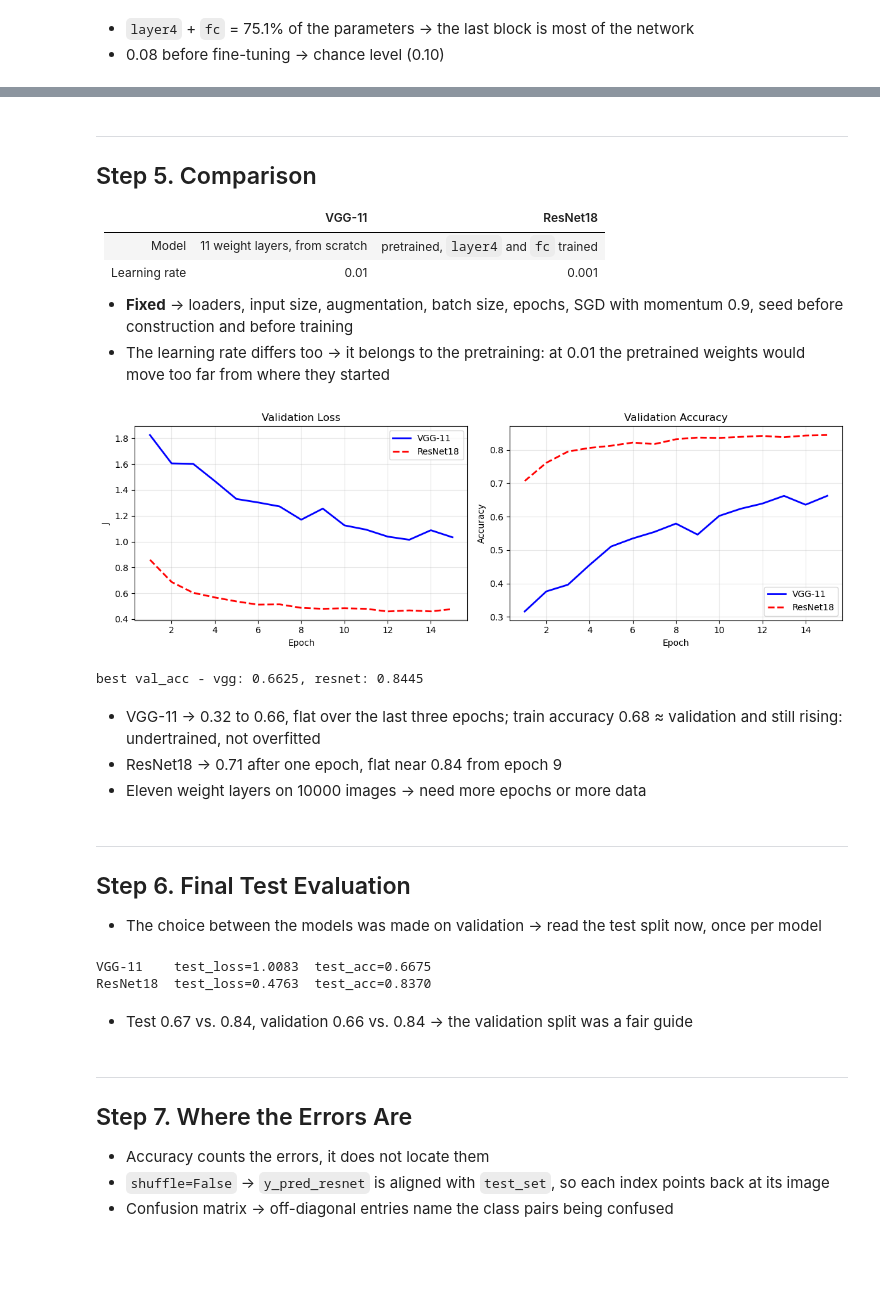
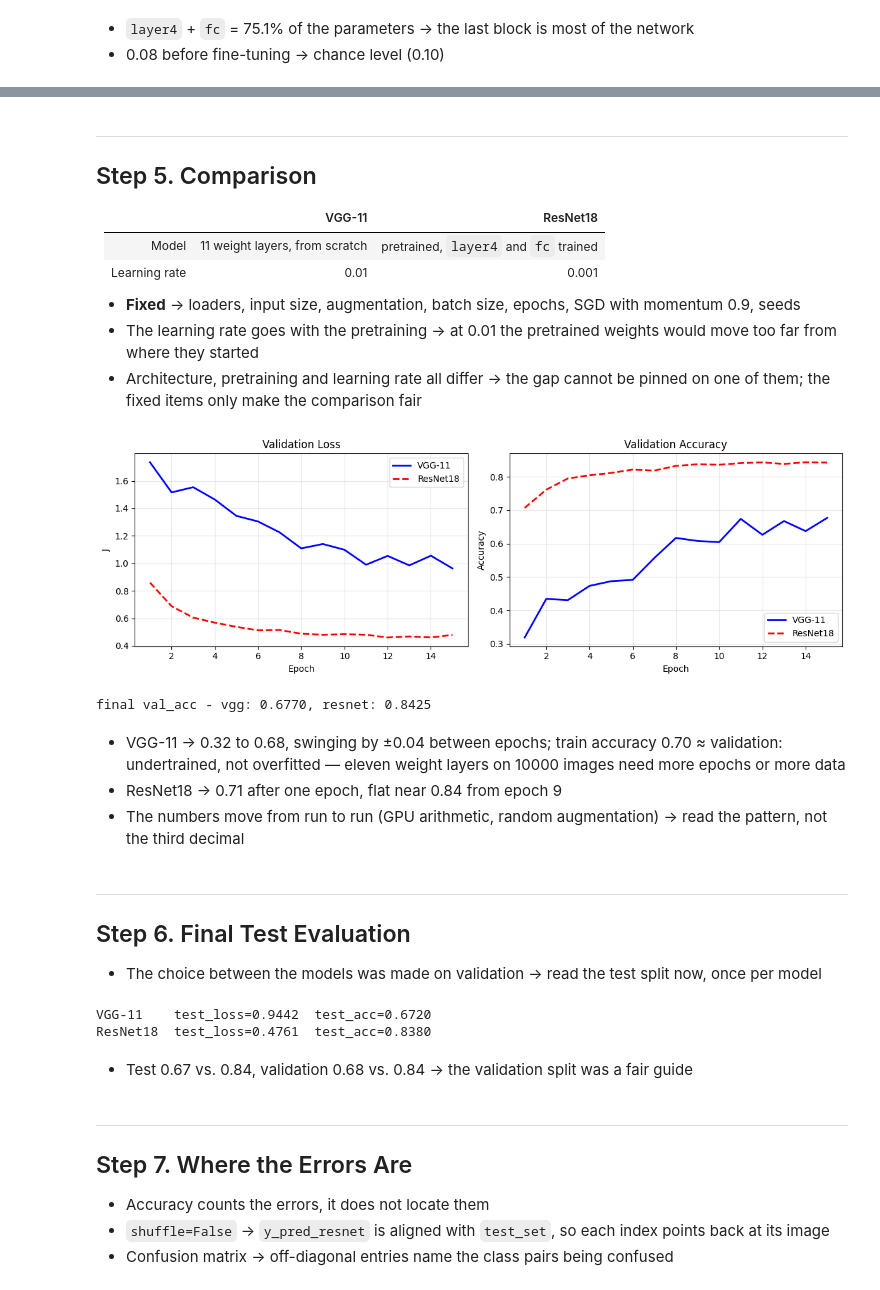
Before and after one commit to jongmoonha/AI-ME-Practice, a Jupyter notebook: Practice09_CNN_Pipeline.ipynb, the cells around one changed output, grey strips where cells are left out. Cells and saved outputs as stored; diff of their text form; code cells hidden in the pictures; blank space fills up the shorter version.

```diff
--- a/Practice09_CNN_Pipeline.ipynb
+++ b/Practice09_CNN_Pipeline.ipynb
@@ -153,7 +158,7 @@ def evaluate(model, loader, device):
 def train(model, train_loader, val_loader, optimizer, epochs, device):
     criterion = nn.CrossEntropyLoss()
     train_losses, train_accs, val_losses, val_accs = [], [], [], []
-    for epoch in range(epochs):
+    for epoch in range(1, epochs + 1):
         model.train()
         loss_sum, correct, count = 0.0, 0, 0
         for X_batch, Y_batch in train_loader:
@@ -171,7 +176,7 @@ def train(model, train_loader, val_loader, optimizer, epochs, device):
             correct += (output.argmax(1) == Y_batch).sum().item()
             count += len(Y_batch)
 
-        train_loss = loss_sum / len(train_loader)
+        train_loss = loss_sum / len(train_loader)     # mean of the batch means
         train_acc = correct / count
         val_loss, val_acc, _ = evaluate(model, val_loader, device)
 
@@ -180,7 +185,7 @@ def train(model, train_loader, val_loader, optimizer, epochs, device):
         val_losses.append(val_loss)
         val_accs.append(val_acc)
 
-        print(f'  Epoch {epoch+1:2d}/{epochs}  '
+        print(f'  Epoch {epoch:2d}/{epochs}  '
               f'train_loss={train_loss:.4f}  val_loss={val_loss:.4f}  '
               f'train_acc={train_acc:.4f}  val_acc={val_acc:.4f}')
     return train_losses, train_accs, val_losses, val_accs
@@ -196,0 +194,7 @@ Epochs    : 15
+# %%
+epochs   = 15
+momentum = 0.9
+
+print(f'loss     : {nn.CrossEntropyLoss()}')
+print(f'epochs   : {epochs}')
+print(f'momentum : {momentum}')
@@ -304,15 +315,13 @@ after block4   : (1, 512, 6, 6)
 after block5   : (1, 512, 3, 3)
 after flatten  : (1, 4608)
 # %%
-optimizer_vgg = torch.optim.SGD(model_vgg.parameters(), lr=0.01, momentum=0.9)
+optimizer_vgg = torch.optim.SGD(model_vgg.parameters(), lr=0.01, momentum=momentum)
 
 torch.manual_seed(42)   # train_loader shuffles and augments from the same state for both models
 print(f'Training VGG-11 from scratch on {device} ...')
-start = time.time()
 train_losses_vgg, train_accs_vgg, val_losses_vgg, val_accs_vgg = train(
     model_vgg, train_loader, val_loader, optimizer_vgg, epochs=epochs, device=device)
 print()
-print(f'elapsed: {time.time() - start:.1f}s')
-print(f'final val_acc={val_accs_vgg[-1]:.4f}  (best {max(val_accs_vgg):.4f})')
+print(f'final val_acc={val_accs_vgg[-1]:.4f}')
 # %% [output]
 Training VGG-11 from scratch on cuda ...
@@ -375,15 +387,13 @@ val_acc before fine-tuning: 0.0795
 - 0.08 before fine-tuning → chance level (0.10)
 # %%
 trainable = [p for p in model_resnet.parameters() if p.requires_grad]
-optimizer_resnet = torch.optim.SGD(trainable, lr=0.001, momentum=0.9)
+optimizer_resnet = torch.optim.SGD(trainable, lr=0.001, momentum=momentum)
 
 torch.manual_seed(42)   # train_loader shuffles and augments from the same state for both models
 print(f'Fine-tuning ResNet18 on {device} ...')
-start = time.time()
 train_losses_resnet, train_accs_resnet, val_losses_resnet, val_accs_resnet = train(
     model_resnet, train_loader, val_loader, optimizer_resnet, epochs=epochs, device=device)
 print()
-print(f'elapsed: {time.time() - start:.1f}s')
-print(f'final val_acc={val_accs_resnet[-1]:.4f}  (best {max(val_accs_resnet):.4f})')
+print(f'final val_acc={val_accs_resnet[-1]:.4f}')
 # %% [output]
 Fine-tuning ResNet18 on cuda ...
@@ -414,48 +423,56 @@ final val_acc=0.8445  (best 0.8445)
 | Model | 11 weight layers, from scratch | pretrained, `layer4` and `fc` trained |
 | Learning rate | 0.01 | 0.001 |
 
-- **Fixed** → loaders, input size, augmentation, batch size, epochs, SGD with momentum 0.9, seed before construction and before training
-- The learning rate differs too → it belongs to the pretraining: at 0.01 the pretrained weights would move too far from where they started
+- **Fixed** → loaders, input size, augmentation, batch size, epochs, SGD with momentum 0.9, seeds
+- The learning rate goes with the pretraining → at 0.01 the pretrained weights would move too far from where they started
+- Architecture, pretraining and learning rate all differ → the gap cannot be pinned on one of them; the fixed items only make the comparison fair
 # %%
 fig, axes = plt.subplots(1, 2, figsize=(12, 4))
 epochs_range = range(1, epochs + 1)
 
 axes[0].plot(epochs_range, val_losses_vgg, 'b-',  linewidth=2, label='VGG-11')
 axes[0].plot(epochs_range, val_losses_resnet, 'r--', linewidth=2, label='ResNet18')
-axes[0].set_xlabel('Epoch'); axes[0].set_ylabel('J')
-axes[0].set_title('Validation Loss'); axes[0].legend(); axes[0].grid(alpha=0.3)
+axes[0].set_xlabel('Epoch')
+axes[0].set_ylabel('J')
+axes[0].set_title('Validation Loss')
+axes[0].legend()
+axes[0].grid(alpha=0.3)
 
 axes[1].plot(epochs_range, val_accs_vgg, 'b-',  linewidth=2, label='VGG-11')
 axes[1].plot(epochs_range, val_accs_resnet, 'r--', linewidth=2, label='ResNet18')
-axes[1].set_xlabel('Epoch'); axes[1].set_ylabel('Accuracy')
-axes[1].set_title('Validation Accuracy'); axes[1].legend(); axes[1].grid(alpha=0.3)
+axes[1].set_xlabel('Epoch')
+axes[1].set_ylabel('Accuracy')
+axes[1].set_title('Validation Accuracy')
+axes[1].legend()
+axes[1].grid(alpha=0.3)
 
-plt.tight_layout(); plt.show()
+plt.tight_layout()
+plt.show()
 
-print(f'best val_acc - vgg: {max(val_accs_vgg):.4f}, resnet: {max(val_accs_resnet):.4f}')
+print(f'final val_acc - vgg: {val_accs_vgg[-1]:.4f}, resnet: {val_accs_resnet[-1]:.4f}')
 # %% [output]
-[figure, old version]
+[figure, new version]
-best val_acc - vgg: 0.6625, resnet: 0.8445
+final val_acc - vgg: 0.6770, resnet: 0.8425
 # %% [markdown]
-- VGG-11 → 0.32 to 0.66, flat over the last three epochs; train accuracy 0.68 ≈ validation and still rising: undertrained, not overfitted
+- VGG-11 → 0.32 to 0.68, swinging by ±0.04 between epochs; train accuracy 0.70 ≈ validation: undertrained, not overfitted — eleven weight layers on 10000 images need more epochs or more data
 - ResNet18 → 0.71 after one epoch, flat near 0.84 from epoch 9
-- Eleven weight layers on 10000 images → need more epochs or more data
+- The numbers move from run to run (GPU arithmetic, random augmentation) → read the pattern, not the third decimal
 # %% [markdown]
 ---
 ## Step 6. Final Test Evaluation
 
 - The choice between the models was made on validation → read the test split now, once per model
 # %%
-test_loss_vgg, test_acc_vgg, y_pred_vgg = evaluate(model_vgg, test_loader, device)
-test_loss_resnet, test_acc_resnet, y_pred_resnet = evaluate(model_resnet, test_loader, device)
+loss_test_vgg, acc_test_vgg, y_pred_vgg = evaluate(model_vgg, test_loader, device)
+loss_test_resnet, acc_test_resnet, y_pred_resnet = evaluate(model_resnet, test_loader, device)
 
-print(f'VGG-11    test_loss={test_loss_vgg:.4f}  test_acc={test_acc_vgg:.4f}')
-print(f'ResNet18  test_loss={test_loss_resnet:.4f}  test_acc={test_acc_resnet:.4f}')
+print(f'VGG-11    test_loss={loss_test_vgg:.4f}  test_acc={acc_test_vgg:.4f}')
+print(f'ResNet18  test_loss={loss_test_resnet:.4f}  test_acc={acc_test_resnet:.4f}')
 # %% [output]
-VGG-11    test_loss=1.0083  test_acc=0.6675
-ResNet18  test_loss=0.4763  test_acc=0.8370
+VGG-11    test_loss=0.9442  test_acc=0.6720
+ResNet18  test_loss=0.4761  test_acc=0.8380
 # %% [markdown]
-- Test 0.67 vs. 0.84, validation 0.66 vs. 0.84 → the validation split was a fair guide
+- Test 0.67 vs. 0.84, validation 0.68 vs. 0.84 → the validation split was a fair guide
 # %% [markdown]
 ---
 ## Step 7. Where the Errors Are
```
Also changed, not shown: parts of 23 cells of this notebook, 2 other files.
